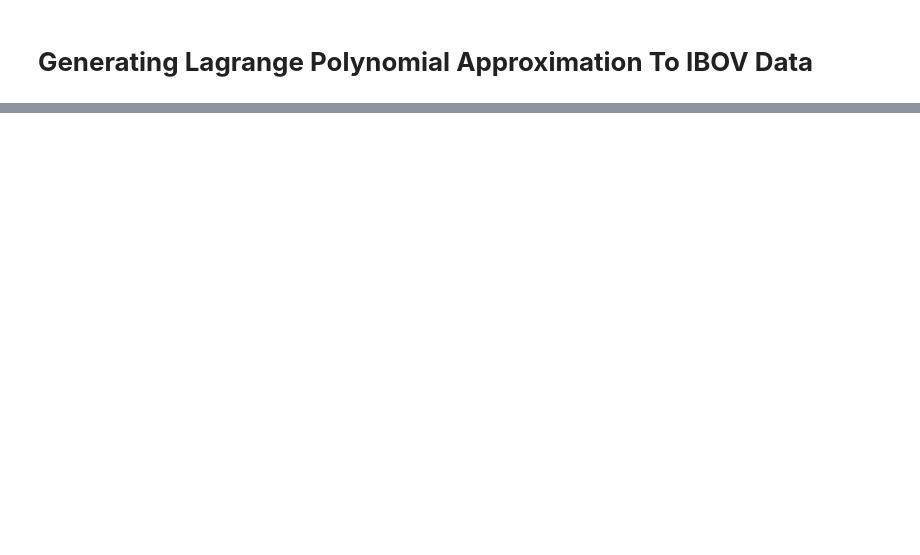
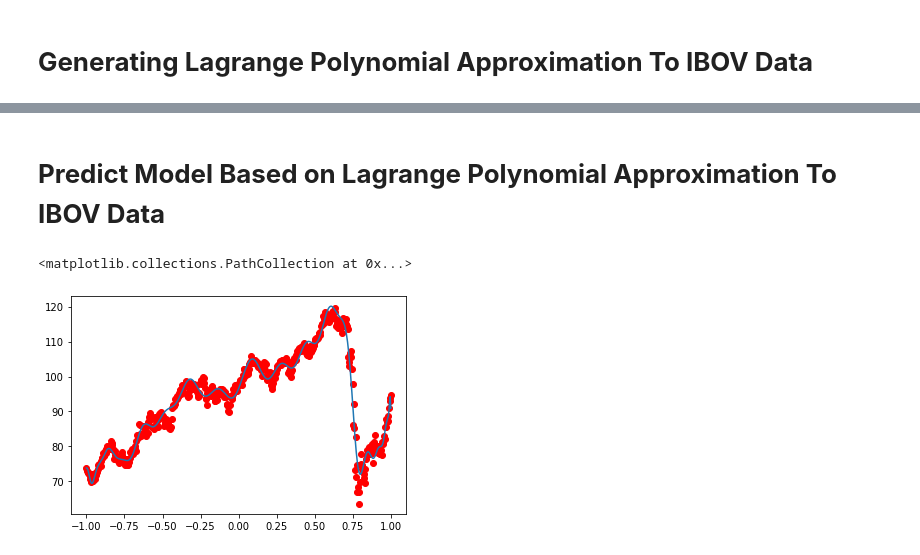
Before and after one commit to gabrielsouza-oss/IBOV_Polynomial_Aprox, a Jupyter notebook: IBOV_Polynomial_Interpolation.ipynb, the cells around one changed output, grey strips where cells are left out. Cells and saved outputs as stored; diff of their text form; code cells hidden in the pictures; blank space fills up the shorter version.

```diff
--- a/IBOV_Polynomial_Interpolation.ipynb
+++ b/IBOV_Polynomial_Interpolation.ipynb
@@ -360,0 +449,9 @@ for k in range (17):
+# %% [markdown]
+# **Predict Model Based on Lagrange Polynomial Approximation To IBOV Data**
+# %%
+poliideal = lambda x: Lagrange(x,Xcheb(39))
+plot(x_linha,poliideal(x_linha))
+scatter(x_linha,y,c="Red")
+# %% [output]
+<matplotlib.collections.PathCollection at 0x...>
+[figure, added]
```
Also changed, not shown: parts of 7 cells of this notebook.
